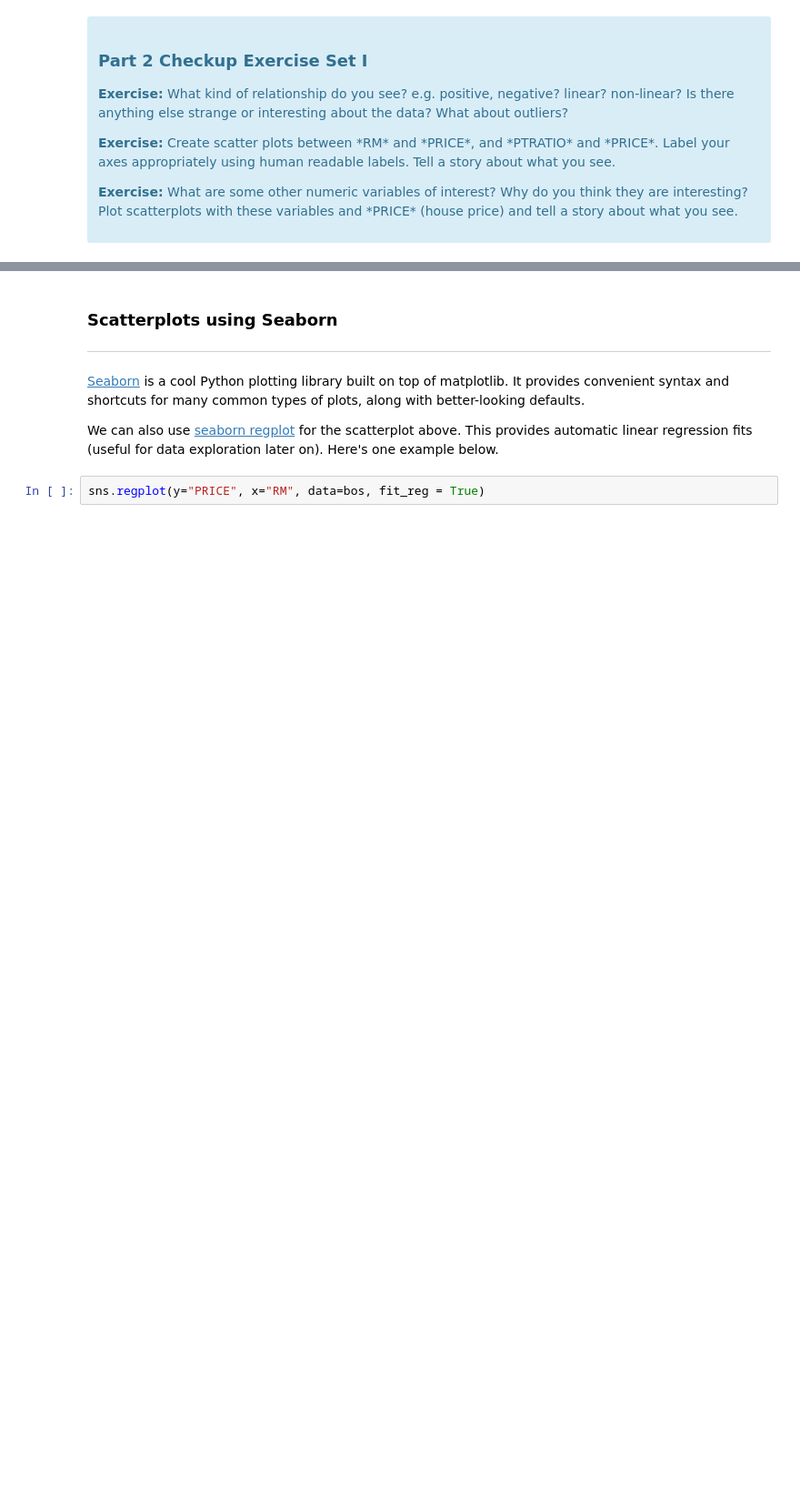
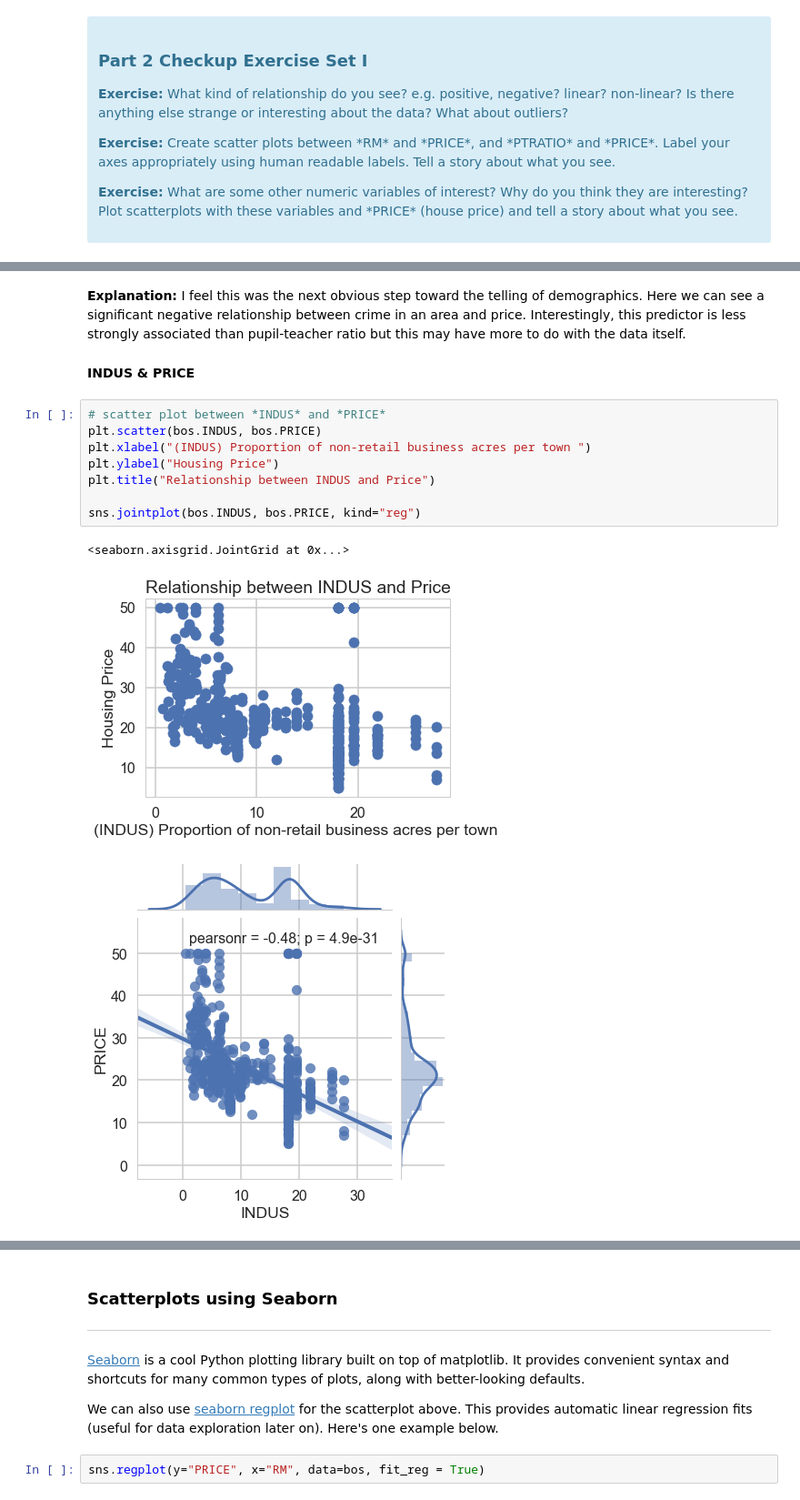
Before and after one commit to pmleffers/Springboard_Mini-Projects, a Jupyter notebook: Mini_Project_Linear_Regression.ipynb, the cells around one changed output, grey strips where cells are left out. Shown at 91% size. Drawn from its saved outputs; the diff is of its cells as text; blank space fills up the shorter version.

```diff
--- a/Mini_Project_Linear_Regression.ipynb
+++ b/Mini_Project_Linear_Regression.ipynb
@@ -226,0 +352,16 @@ plt.title("Relationship between CRIM and Price")
+# %% [markdown]
+**Explanation:** I feel this was the next obvious step toward the telling of demographics. Here we can see a significant negative relationship between crime in an area and price. Interestingly, this predictor is less strongly associated than pupil-teacher ratio but this may have more to do with the data itself.
+# %% [markdown]
+**INDUS & PRICE**
+# %%
+# scatter plot between *INDUS* and *PRICE*
+plt.scatter(bos.INDUS, bos.PRICE)
+plt.xlabel("(INDUS) Proportion of non-retail business acres per town ")
+plt.ylabel("Housing Price")
+plt.title("Relationship between INDUS and Price")
+
+sns.jointplot(bos.INDUS, bos.PRICE, kind="reg")
+# %% [output]
+<seaborn.axisgrid.JointGrid at 0x...>
+[figure, added]
+[figure, added]
```
Also changed, not shown: parts of 116 cells of this notebook.
